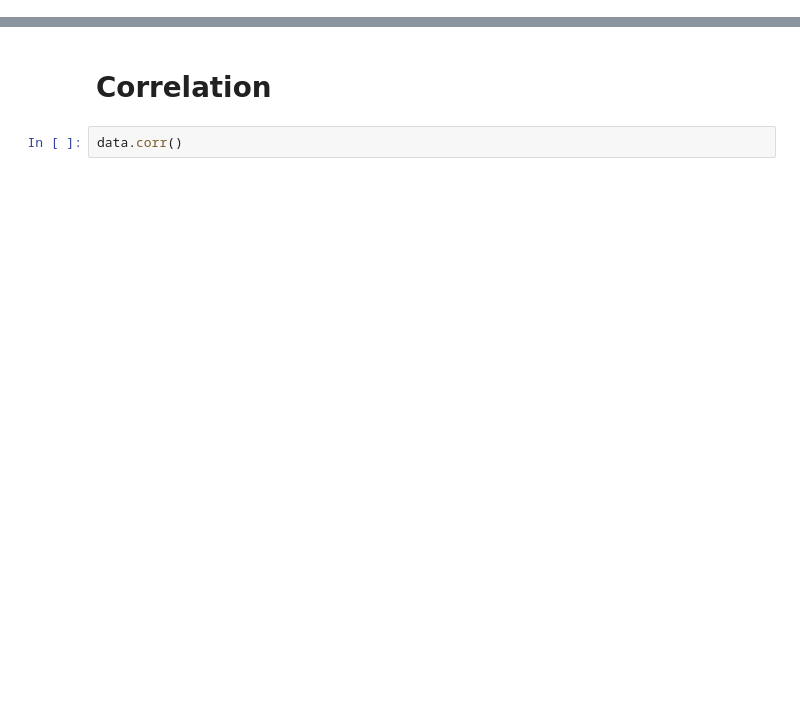
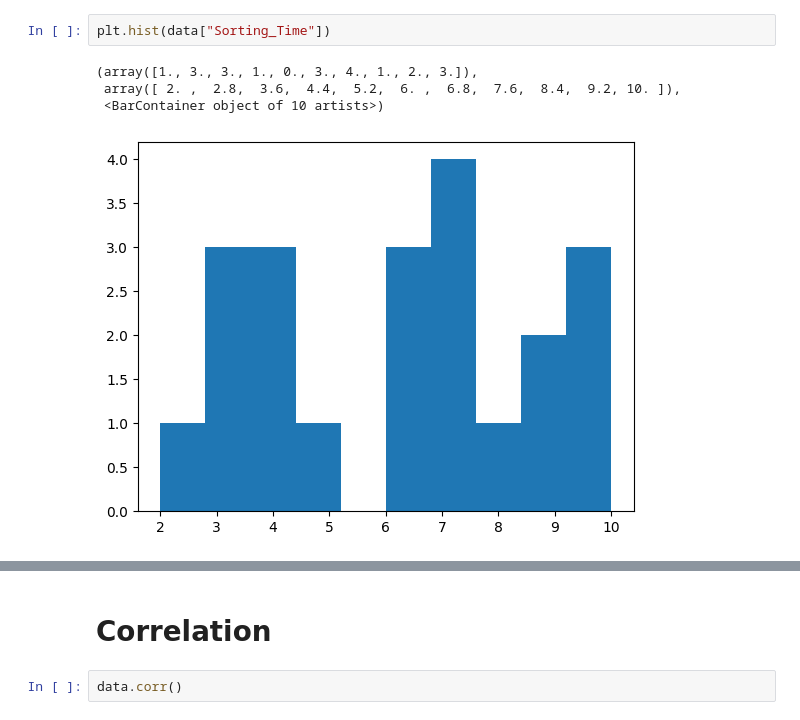
Before and after one commit to sinku29/Data-Science-Assignment, a Jupyter notebook: Delivery_time_Assignment.ipynb, the cells around one changed output, grey strips where cells are left out. Cells and saved outputs as stored; diff of their text form; blank space fills up the shorter version.

```diff
--- a/Delivery_time_Assignment.ipynb
+++ b/Delivery_time_Assignment.ipynb
@@ -40,3 +57,10 @@ memory usage: 464.0 bytes
+# %%
+plt.hist(data["Sorting_Time"])
+# %% [output]
+(array([1., 3., 3., 1., 0., 3., 4., 1., 2., 3.]),
+ array([ 2. ,  2.8,  3.6,  4.4,  5.2,  6. ,  6.8,  7.6,  8.4,  9.2, 10. ]),
+ <BarContainer object of 10 artists>)
+[figure, added]
 # %%
 data.describe()
 # %% [output]
```
Also changed, not shown: parts of 18 cells of this notebook.
